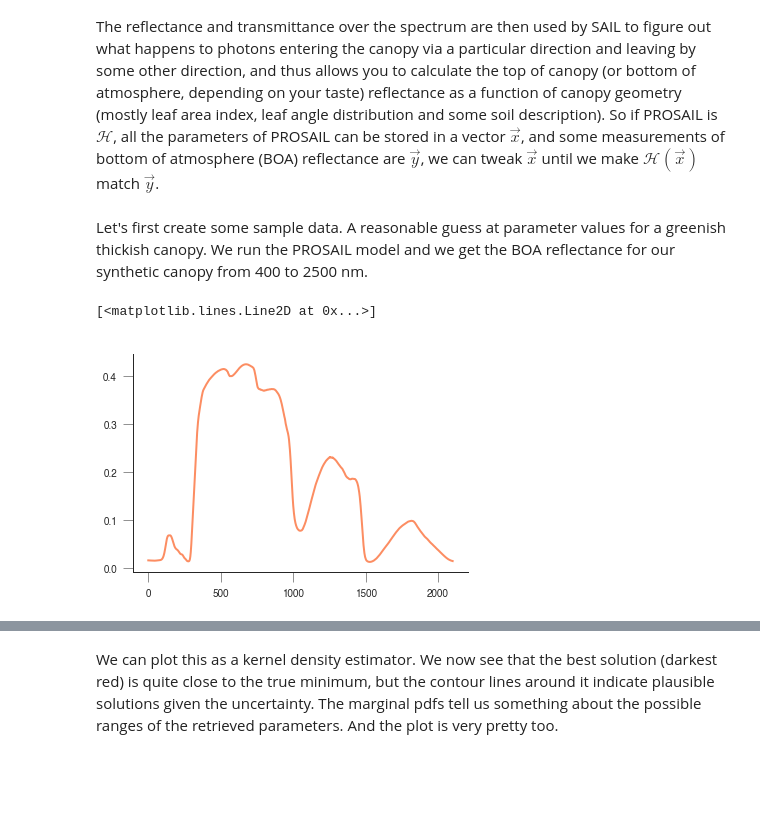
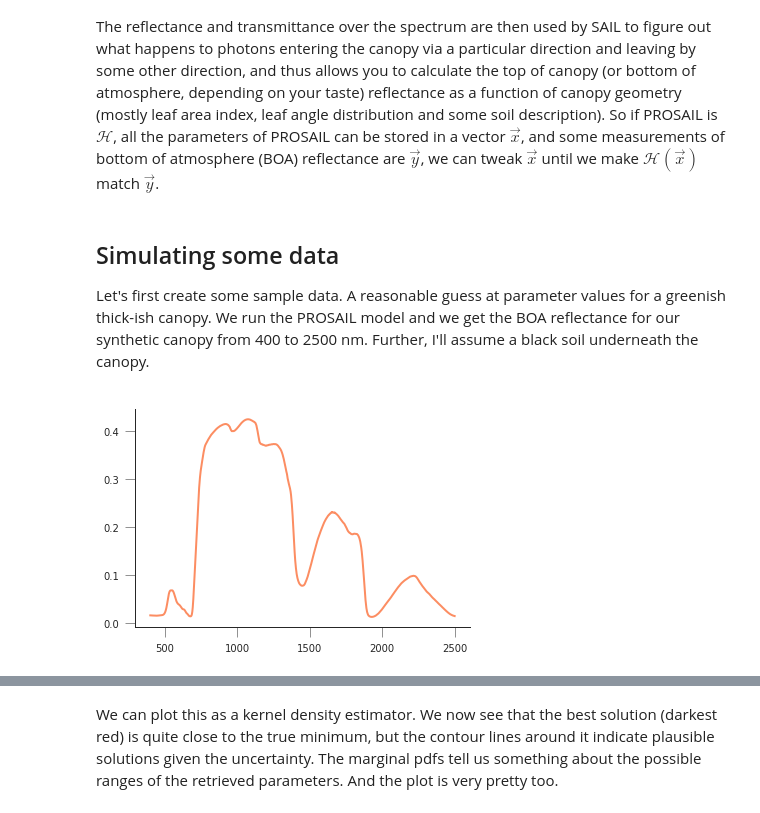
Before and after one commit to jgomezdans/MULTIPLY_MCMC_explore, a Jupyter notebook: MCMC_inversion.ipynb, the cells around one changed output, grey strips where cells are left out. Saved outputs shown, nothing was run; the diff lists cells and outputs as text; code cells hidden in the pictures; blank space fills up the shorter version.

```diff
--- a/MCMC_inversion.ipynb
+++ b/MCMC_inversion.ipynb
@@ -14,22 +14,30 @@ import seaborn as sns
 
 from mcmc  import generate_samples
 # %% [markdown]
-Let's first create some sample data. A reasonable guess at parameter values for a greenish thickish canopy. We run the PROSAIL model and we get the BOA reflectance for our synthetic canopy from 400 to 2500 nm.
+## Simulating some data
+
+Let's first create some sample data. A reasonable guess at parameter values for a greenish thick-ish canopy. We run the PROSAIL model and we get the BOA reflectance for our synthetic canopy from 400 to 2500 nm. Further, I'll assume a black soil underneath the canopy.
 # %%
+# define the model parameters here for reasonably easy update
 n = 1.8
 cab = 37.
 car = 8.
 cbrown = 0.3
 cw = 0.013
 cm = 0.005
 lai = 3
 lidfa = 45.
+
+# run the model forward. rsoil0 is the soil albedo array
+# assuming black soil
 rho = prosail.run_prosail(n, cab, car, cbrown, cw, cm, lai, lidfa,
                     0.01, 30., 0., 0.,
                     prospect_version='D',
                     rsoil0=np.zeros(2101))
-plt.plot(rho)
+
+# plot to check it looks sensible
+wv = np.arange(400, 2501)
+_ = plt.plot(wv, rho)
 # %% [output]
-[<matplotlib.lines.Line2D at 0x...>]
-[figure, old version]
+[figure, new version]
 # %% [markdown]
```
Also changed, not shown: parts of 15 cells of this notebook, 1 other file.
